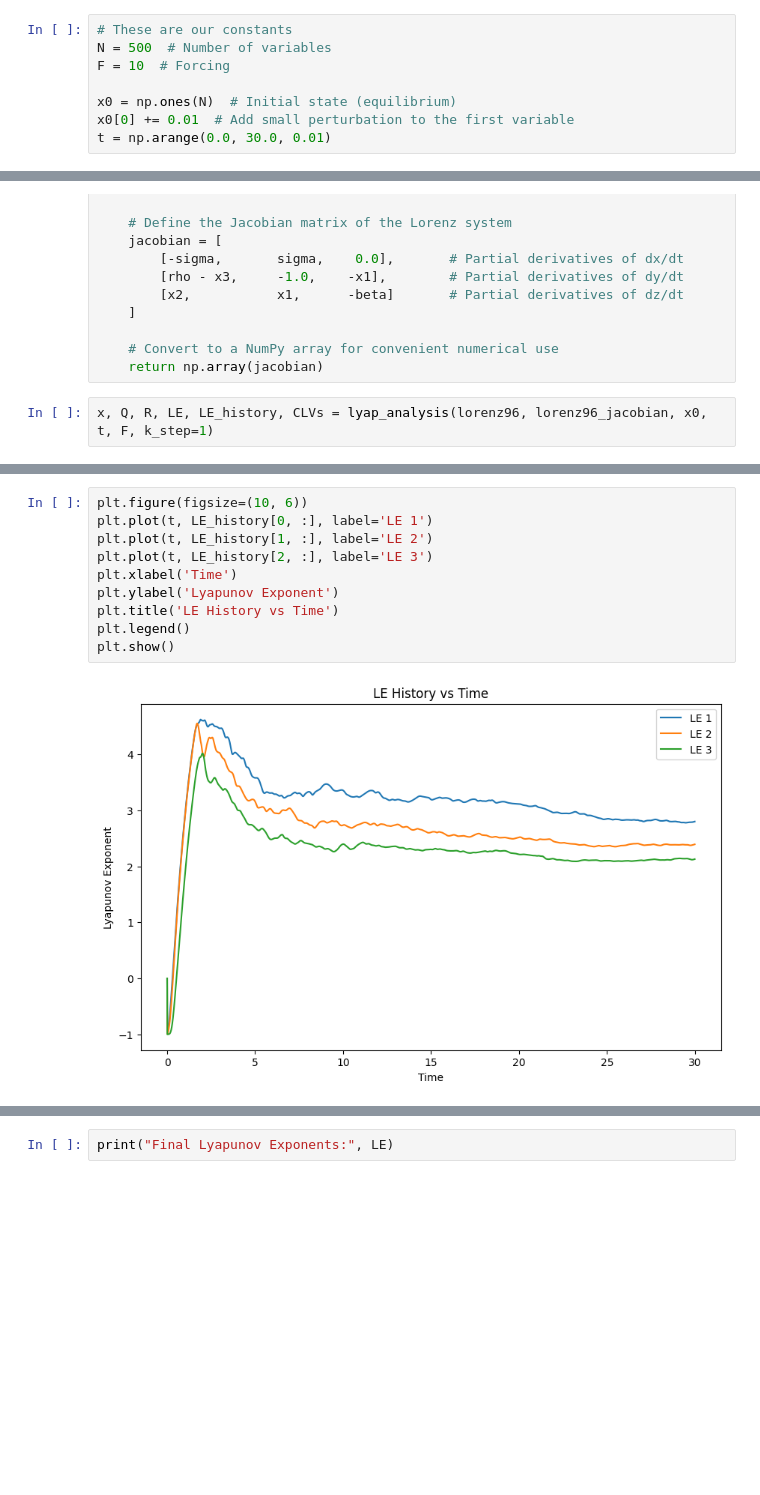
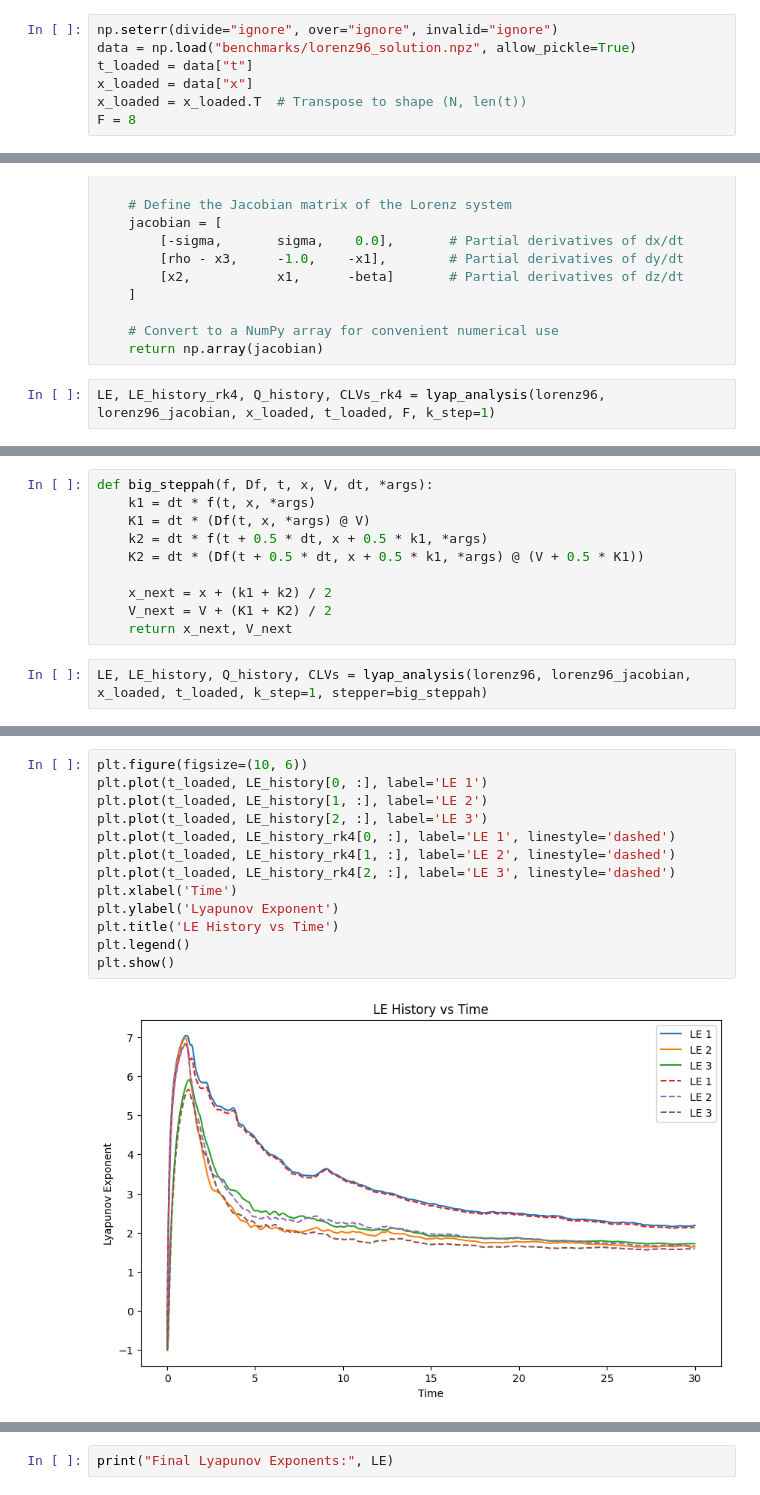
Before and after one commit to MagriLab/clvlib, a Jupyter notebook: prova.ipynb, the cells around one changed output, grey strips where cells are left out. Cells and saved outputs as stored; diff of their text form; blank space fills up the shorter version.

```diff
--- a/prova.ipynb
+++ b/prova.ipynb
@@ -17,8 +12,7 @@ np.seterr(divide="ignore", over="ignore", invalid="ignore")
 # %%
-# These are our constants
-N = 500  # Number of variables
-F = 10  # Forcing
-
-x0 = np.ones(N)  # Initial state (equilibrium)
-x0[0] += 0.01  # Add small perturbation to the first variable
-t = np.arange(0.0, 30.0, 0.01)
+np.seterr(divide="ignore", over="ignore", invalid="ignore")
+data = np.load("benchmarks/lorenz96_solution.npz", allow_pickle=True)
+t_loaded = data["t"]
+x_loaded = data["x"]
+x_loaded = x_loaded.T  # Transpose to shape (N, len(t))
+F = 8
@@ -125,4 +99,4 @@ def lorenz63_jacobian(t: float, x: np.ndarray, sigma: float = 10.0, beta: float
     # Convert to a NumPy array for convenient numerical use
     return np.array(jacobian)
 # %%
-x, Q, R, LE, LE_history, CLVs = lyap_analysis(lorenz96, lorenz96_jacobian, x0, t, F, k_step=1)
+LE, LE_history_rk4, Q_history, CLVs_rk4 = lyap_analysis(lorenz96, lorenz96_jacobian, x_loaded, t_loaded, F, k_step=1)
@@ -141,0 +105,12 @@ plt.show()
+# %%
+def big_steppah(f, Df, t, x, V, dt, *args):
+    k1 = dt * f(t, x, *args)
+    K1 = dt * (Df(t, x, *args) @ V)
+    k2 = dt * f(t + 0.5 * dt, x + 0.5 * k1, *args)
+    K2 = dt * (Df(t + 0.5 * dt, x + 0.5 * k1, *args) @ (V + 0.5 * K1))
+
+    x_next = x + (k1 + k2) / 2
+    V_next = V + (K1 + K2) / 2
+    return x_next, V_next
+# %%
+LE, LE_history, Q_history, CLVs = lyap_analysis(lorenz96, lorenz96_jacobian, x_loaded, t_loaded, k_step=1, stepper=big_steppah)
@@ -142,12 +125,15 @@ plt.show()
 # %%
 plt.figure(figsize=(10, 6))
-plt.plot(t, LE_history[0, :], label='LE 1')
-plt.plot(t, LE_history[1, :], label='LE 2')
-plt.plot(t, LE_history[2, :], label='LE 3')
+plt.plot(t_loaded, LE_history[0, :], label='LE 1')
+plt.plot(t_loaded, LE_history[1, :], label='LE 2')
+plt.plot(t_loaded, LE_history[2, :], label='LE 3')
+plt.plot(t_loaded, LE_history_rk4[0, :], label='LE 1', linestyle='dashed')
+plt.plot(t_loaded, LE_history_rk4[1, :], label='LE 2', linestyle='dashed')
+plt.plot(t_loaded, LE_history_rk4[2, :], label='LE 3', linestyle='dashed')
 plt.xlabel('Time')
 plt.ylabel('Lyapunov Exponent')
 plt.title('LE History vs Time')
 plt.legend()
 plt.show()
 # %% [output]
-[figure, old version]
+[figure, new version]
```
Also changed, not shown: parts of 11 cells of this notebook, 11 other files.
